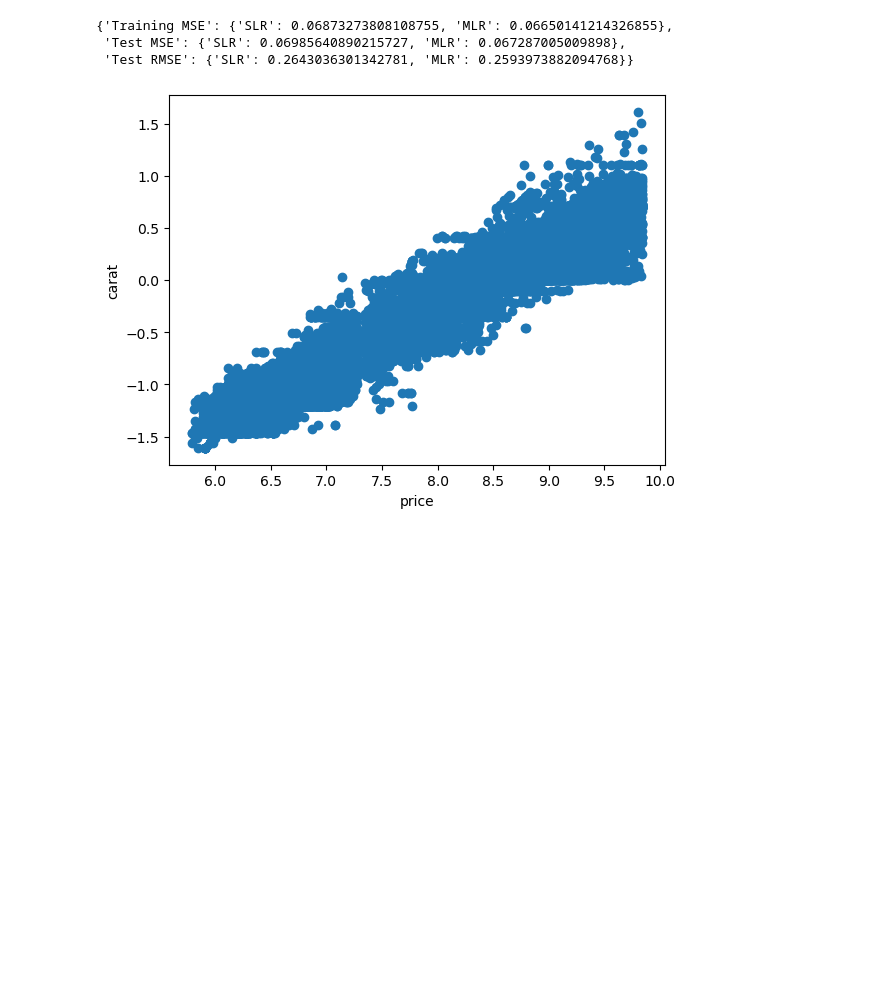
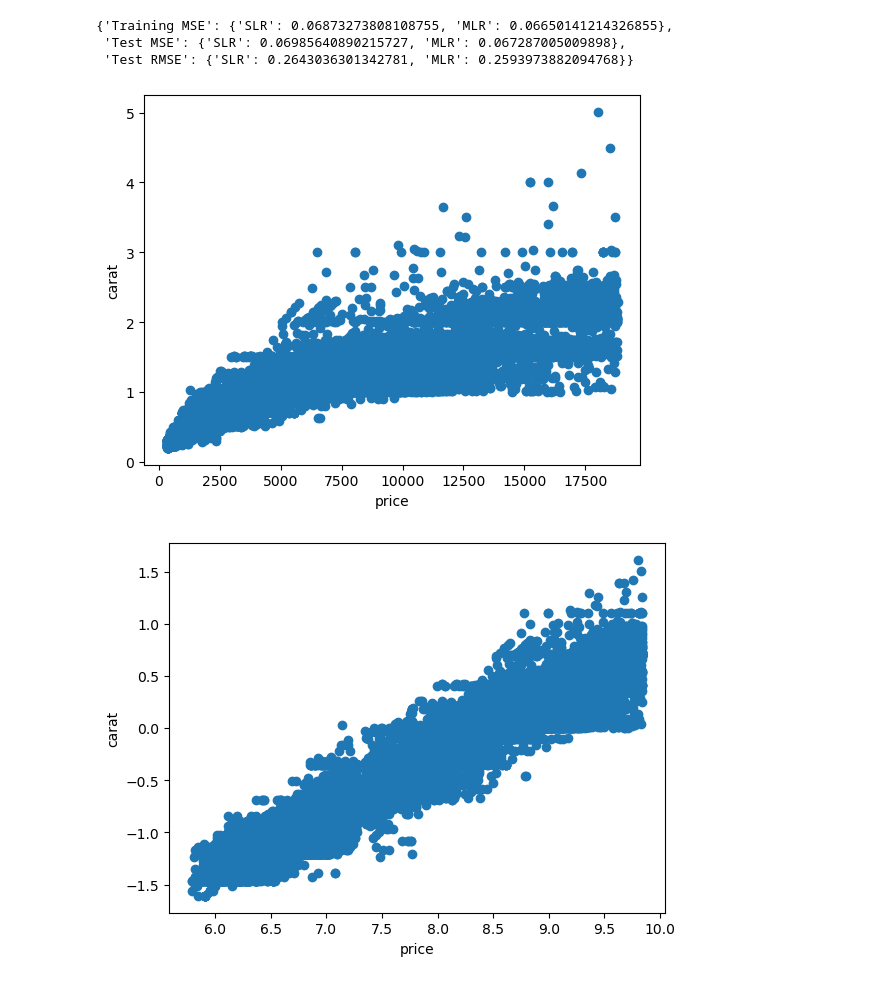
Before and after one commit to The-DigitalAcademy/innovators_diamondRegression_ML, a Jupyter notebook: regression.ipynb, the cells around one changed output. Cells and saved outputs as stored; diff of their text form; code cells hidden in the pictures; blank space fills up the shorter version.

```diff
--- a/regression.ipynb
+++ b/regression.ipynb
@@ -191,6 +171,13 @@ results_dict
 {'Training MSE': {'SLR': 0.06873273808108755, 'MLR': 0.06650141214326855},
  'Test MSE': {'SLR': 0.06985640890215727, 'MLR': 0.067287005009898},
  'Test RMSE': {'SLR': 0.2643036301342781, 'MLR': 0.2593973882094768}}
+# %%
+plt.scatter(df['price'], df['carat'])
+plt.ylabel("carat")
+plt.xlabel("price")
+plt.show()
+# %% [output]
+[figure, added]
 # %%
 plt.scatter(df1['price'], df1['carat'])
 plt.ylabel("carat")
```
Also changed, not shown: parts of 9 cells of this notebook.
